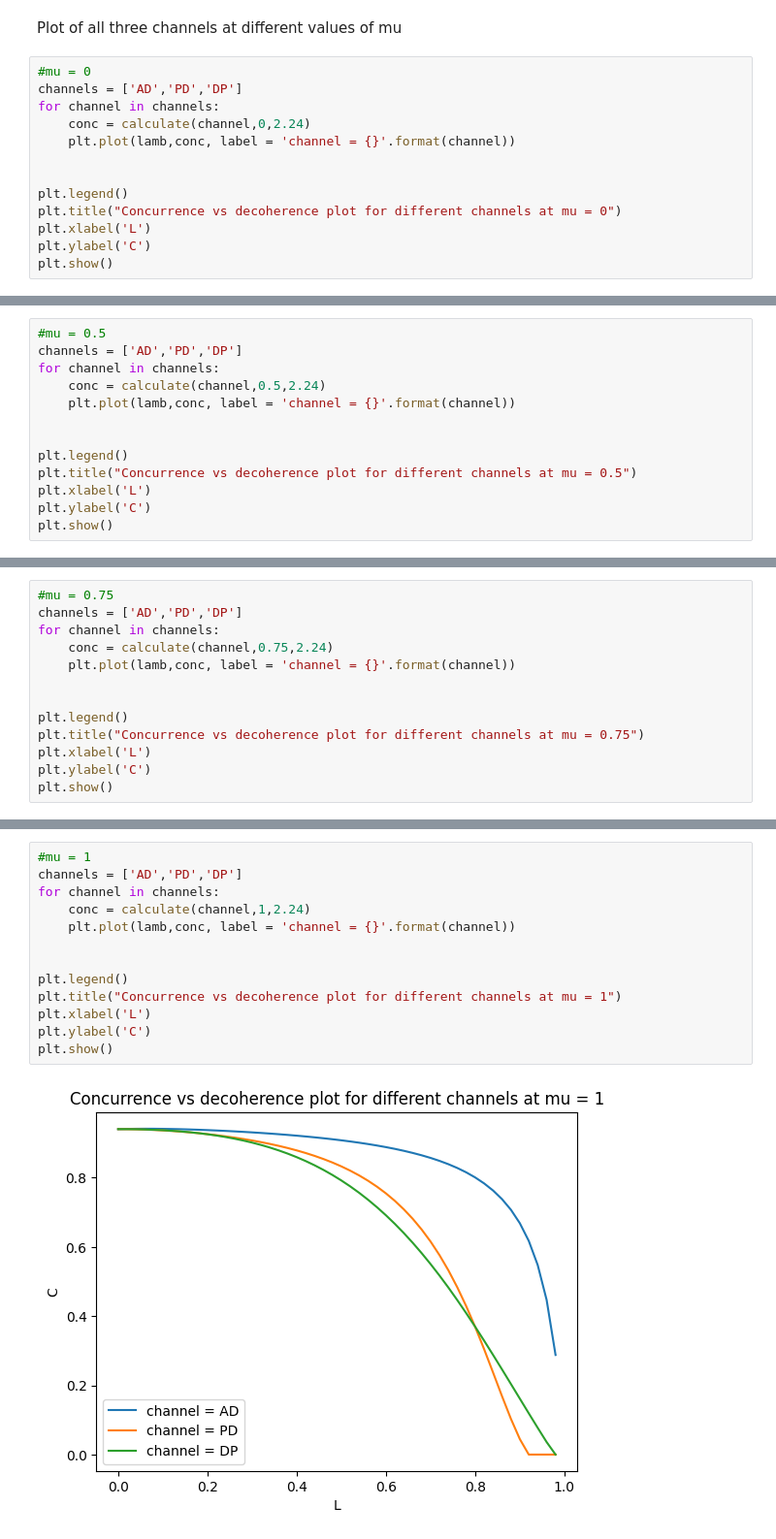
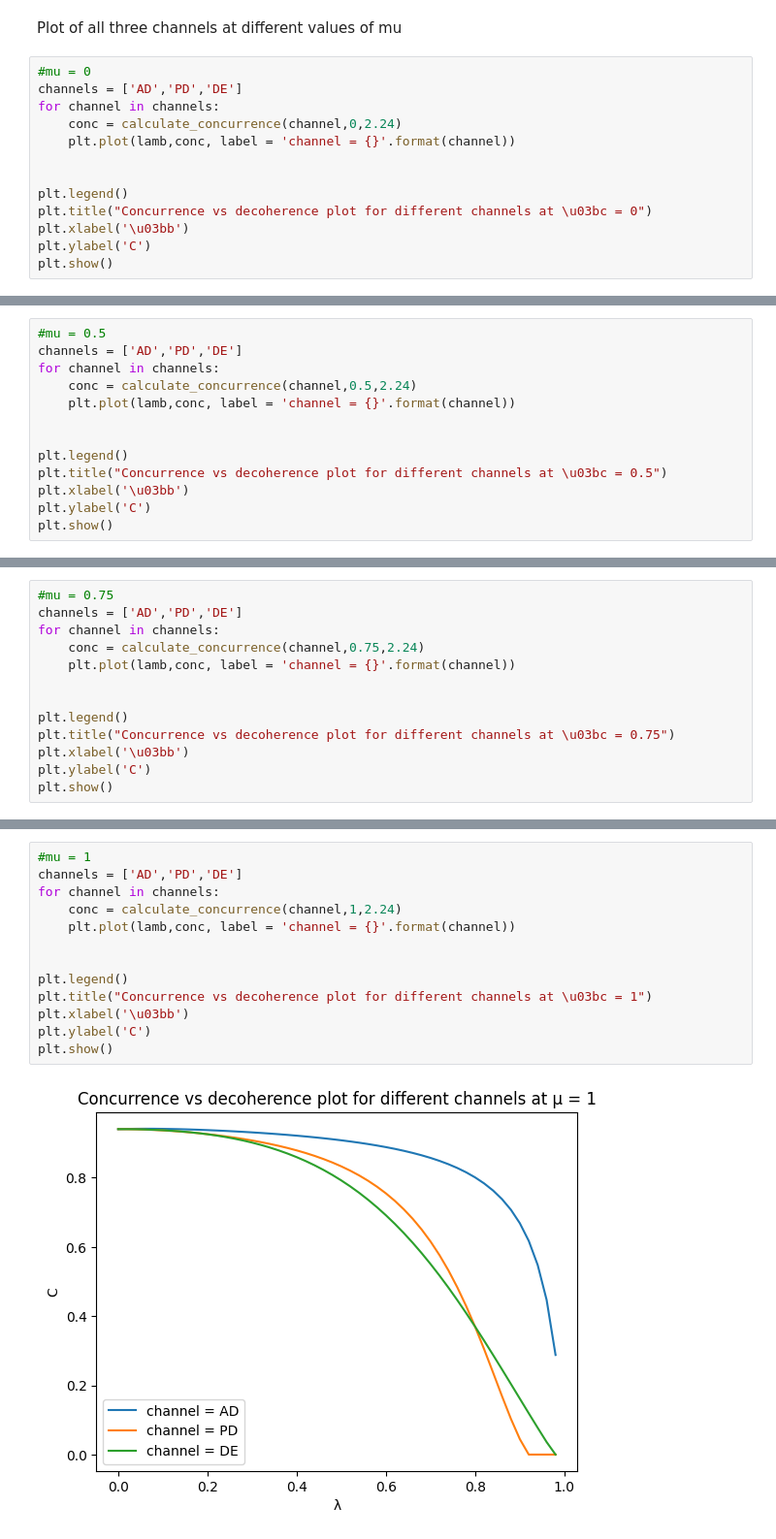
Before and after one commit to Loki59484/Research, a Jupyter notebook: Research.ipynb, the cells around one changed output, grey strips where cells are left out. Shown at 97% size. Saved outputs shown, nothing was run; the diff lists cells and outputs as text.

```diff
--- a/Research.ipynb
+++ b/Research.ipynb
@@ -319,15 +319,15 @@ plt.show()
 Plot of all three channels at different values of mu
 # %%
 #mu = 0
-channels = ['AD','PD','DP']
+channels = ['AD','PD','DE']
 for channel in channels:
-    conc = calculate(channel,0,2.24)
+    conc = calculate_concurrence(channel,0,2.24)
     plt.plot(lamb,conc, label = 'channel = {}'.format(channel))
 
 
 plt.legend()
-plt.title("Concurrence vs decoherence plot for different channels at mu = 0")
-plt.xlabel('L')
+plt.title("Concurrence vs decoherence plot for different channels at \u03bc = 0")
+plt.xlabel('\u03bb')
 plt.ylabel('C')
 plt.show()
 # %% [output]
@@ -335,14 +335,14 @@ plt.show()
 # %%
 #mu = 0.5
-channels = ['AD','PD','DP']
+channels = ['AD','PD','DE']
 for channel in channels:
-    conc = calculate(channel,0.5,2.24)
+    conc = calculate_concurrence(channel,0.5,2.24)
     plt.plot(lamb,conc, label = 'channel = {}'.format(channel))
 
 
 plt.legend()
-plt.title("Concurrence vs decoherence plot for different channels at mu = 0.5")
-plt.xlabel('L')
+plt.title("Concurrence vs decoherence plot for different channels at \u03bc = 0.5")
+plt.xlabel('\u03bb')
 plt.ylabel('C')
 plt.show()
 # %% [output]
@@ -350,14 +350,14 @@ plt.show()
 # %%
 #mu = 0.75
-channels = ['AD','PD','DP']
+channels = ['AD','PD','DE']
 for channel in channels:
-    conc = calculate(channel,0.75,2.24)
+    conc = calculate_concurrence(channel,0.75,2.24)
     plt.plot(lamb,conc, label = 'channel = {}'.format(channel))
 
 
 plt.legend()
-plt.title("Concurrence vs decoherence plot for different channels at mu = 0.75")
-plt.xlabel('L')
+plt.title("Concurrence vs decoherence plot for different channels at \u03bc = 0.75")
+plt.xlabel('\u03bb')
 plt.ylabel('C')
 plt.show()
 # %% [output]
@@ -365,15 +365,15 @@ plt.show()
 # %%
 #mu = 1
-channels = ['AD','PD','DP']
+channels = ['AD','PD','DE']
 for channel in channels:
-    conc = calculate(channel,1,2.24)
+    conc = calculate_concurrence(channel,1,2.24)
     plt.plot(lamb,conc, label = 'channel = {}'.format(channel))
 
 
 plt.legend()
-plt.title("Concurrence vs decoherence plot for different channels at mu = 1")
-plt.xlabel('L')
+plt.title("Concurrence vs decoherence plot for different channels at \u03bc = 1")
+plt.xlabel('\u03bb')
 plt.ylabel('C')
 plt.show()
 # %% [output]
-[figure, old version]
+[figure, new version]
```
Also changed, not shown: parts of 12 cells of this notebook.
